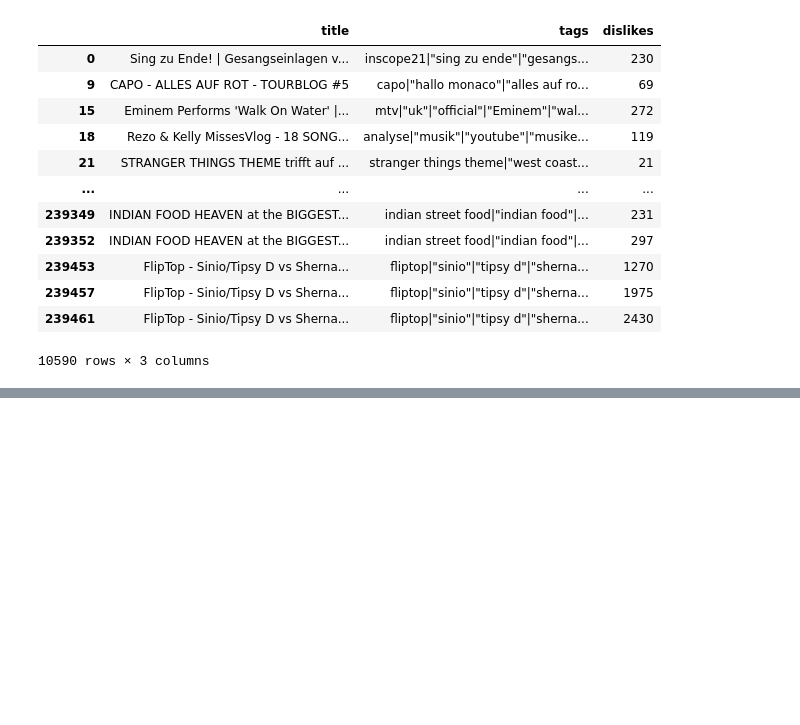
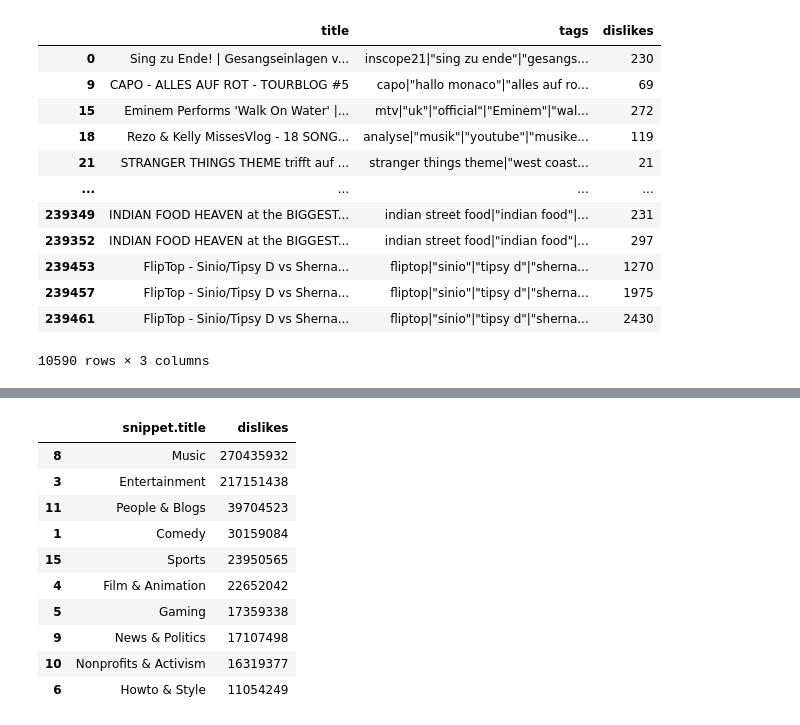
Before and after one commit to j551234/python_spark_pandas_training, a Jupyter notebook: use_pandas.ipynb, the cells around one changed output, grey strips where cells are left out. Drawn from its saved outputs; the diff is of its cells as text; code cells hidden in the pictures; blank space fills up the shorter version.

```diff
--- a/use_pandas.ipynb
+++ b/use_pandas.ipynb
@@ -167,0 +173,18 @@ KeyError: 'area'
+# %%
+## 前十名最不喜歡類別
+
+dislike_df = merge_df.copy()
+dislike_df = dislike_df.groupby(['snippet.title'], as_index=False)['dislikes'].sum().sort_values(by='dislikes',ascending=False)
+display(dislike_df.head(10))
+# %% [output]
+|  | snippet.title | dislikes |
+| 8 | Music | 270435932 |
+| 3 | Entertainment | 217151438 |
+| 11 | People & Blogs | 39704523 |
+| 1 | Comedy | 30159084 |
+| 15 | Sports | 23950565 |
+| 4 | Film & Animation | 22652042 |
+| 5 | Gaming | 17359338 |
+| 9 | News & Politics | 17107498 |
+| 10 | Nonprofits & Activism | 16319377 |
+| 6 | Howto & Style | 11054249 |
```
Also changed, not shown: parts of 2 cells of this notebook.
